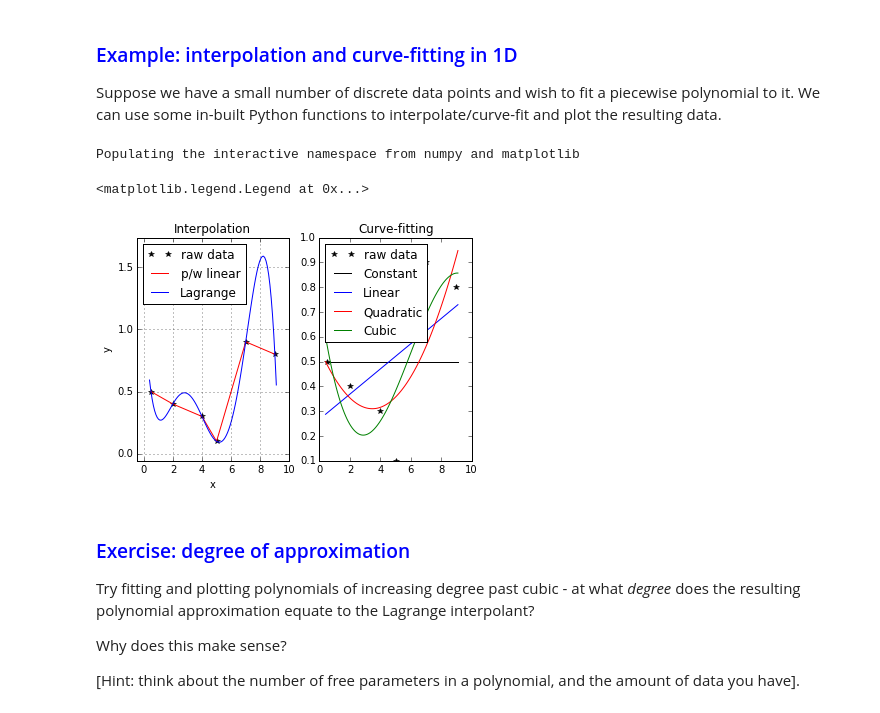
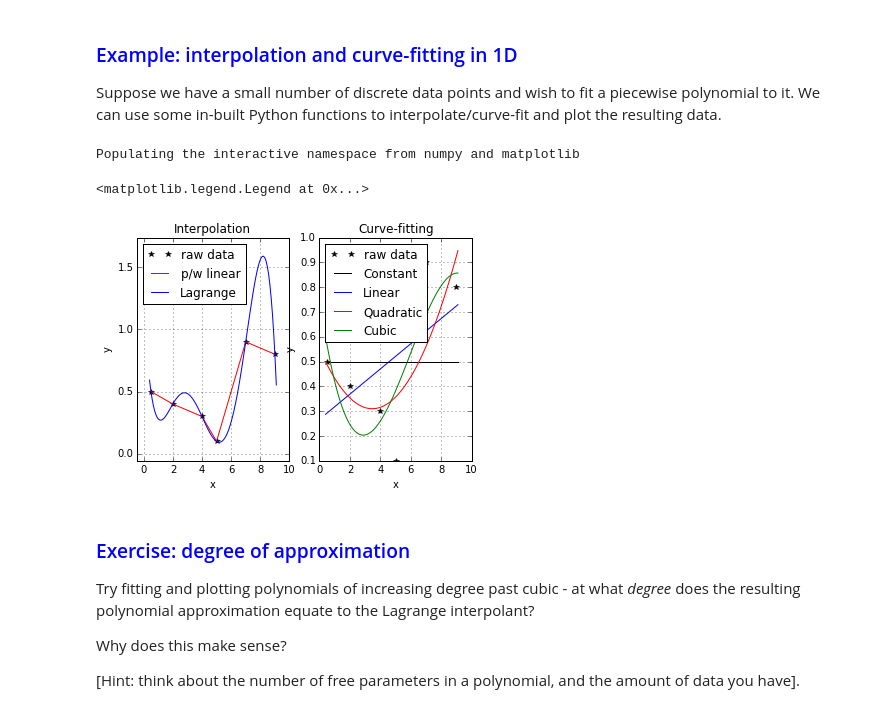
Before and after one commit to ggorman/Numerical-methods-1, a Jupyter notebook: notebook/interpolation.ipynb, the cells around one changed output. Saved outputs shown, nothing was run; the diff lists cells and outputs as text; code cells hidden in the pictures.

```diff
--- a/notebook/interpolation.ipynb
+++ b/notebook/interpolation.ipynb
@@ -76,6 +76,8 @@ pylab.margins(0.1)
 # piecewise-linear approximation:
 pylab.plot(x,y,'r',label='p/w linear')
 
+# --- LAGRANGE INTERPOLATION ---
+
 # use python functions to generate the polynomial
 # that goes through this data
 p1=scipy.interpolate.lagrange(x,y)
@@ -86,40 +88,44 @@ pylab.plot(xx,p1(xx),'b',label='Lagrange')
 # add a legend
 pylab.legend(loc=0)
 
+# --- CURVE-FITTING ---
+
 # new subfigure to compare curve-fitting
 pylab.subplot(1,2,2)
 pylab.title('Curve-fitting')
 pylab.plot(x,y,'k*',label='raw data')
+pylab.xlabel('x');pylab.ylabel('y');pylab.grid(True)
+
 # now let's fit a polynomial in a least squares sense
 poly_coeffs=numpy.polyfit(x,y,0)
 # turn the coefficients of the polynomial into a poly
 p2 = np.poly1d(poly_coeffs)
 pylab.plot(xx,p2(xx),'k',label='Constant')
 
 # linear
 poly_coeffs=numpy.polyfit(x,y,1)
 # turn the coefficients of the polynomial into a poly
 p2 = np.poly1d(poly_coeffs)
 pylab.plot(xx,p2(xx),'b',label='Linear')
 
 # quadratic
 poly_coeffs=numpy.polyfit(x,y,2)
 # turn the coefficients of the polynomial into a poly
 p2 = np.poly1d(poly_coeffs)
 pylab.plot(xx,p2(xx),'r',label='Quadratic')
 
-# quadratic
+# cubic
 poly_coeffs=numpy.polyfit(x,y,3)
 # turn the coefficients of the polynomial into a poly
 p2 = np.poly1d(poly_coeffs)
 pylab.plot(xx,p2(xx),'g',label='Cubic')
 
 # add a legend
 pylab.legend(loc=0)
 # %% [output]
 Populating the interactive namespace from numpy and matplotlib
 <matplotlib.legend.Legend at 0x...>
-[figure, old version]
+[figure, new version]
 # %% [markdown]
 ### <span style="color:blue">Exercise: degree of approximation </span>
 
```
